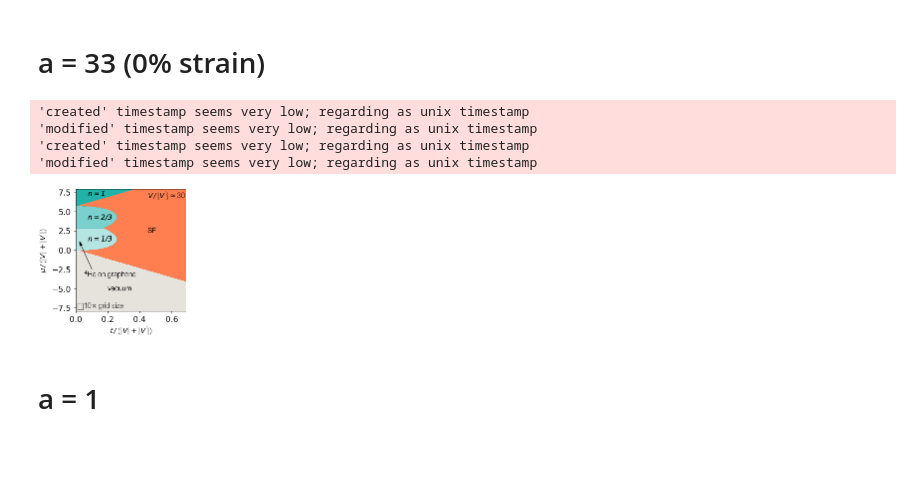
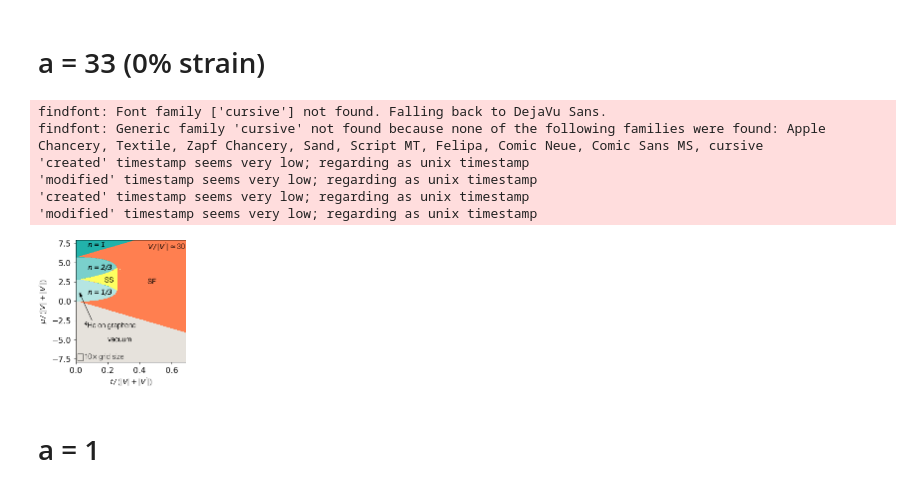
Before and after one commit to DelMaestroGroup/papers-code-Superfluid4HeStrainGraphene, a Jupyter notebook: src/MeanField_python-2022.ipynb, the cells around one changed output. Drawn from its saved outputs; the diff is of its cells as text; code cells hidden in the pictures; blank space fills up the shorter version.

```diff
--- a/src/MeanField_python-2022.ipynb
+++ b/src/MeanField_python-2022.ipynb
@@ -208,27 +297,53 @@ data_pd = {}
+# %%
+ss_data30_set = [ss_t30, ss_mu30, small_pd_data30_v2]
+ss_data1_set = [ss_t1, ss_mu1, small_pd_data1_v2]
 # %%
-data_pd['a=33'] = get_pd_data(nx,ny,1,np.abs(ainterp(0.0)),delta,V,Vp)
-data_pd['a=4'] = get_pd_data(nx,ny,4,1,delta,V,Vp)
+data_pd = {}
+data_pd['a=30'] = get_pd_data(nx,ny,1,30,delta,V,Vp)
 data_pd['a=-1'] = get_pd_data(nx,ny,-1,1,delta,V,Vp)
 data_pd['a=1'] = get_pd_data(nx,ny,1,1,delta,V,Vp)
+# %%
+def is_increment(a1, a2):
+    return round(a1[1]-a1[0], 5) == round(a2[1]-a2[0],5)
+
+def substitutor(data_set, ssdata_set):
+    if is_increment(data_set[0], ssdata_set[0]) and is_increment(data_set[1], ssdata_set[1]):
+        t_idx = np.where(data_set[0] == ssdata_set[0][0])[0][0]
+        mu_idx = np.where(data_set[1] == ssdata_set[1][0])[0][0]
+
+        for j in range(len(data_set[1])):
+            for i in range(len(data_set[0])):
+                if i >= t_idx and i < t_idx+len(ssdata_set[0])\
+                and j >= mu_idx and j < mu_idx+len(ssdata_set[1]):
+                    data_set[2][j,i] = ssdata_set[2][j-mu_idx,i-t_idx]
+        return data_set
+    else:
+        print('cannot replace data')
+        return data_set
+# %%
+data_pd_revised30 = substitutor(data_pd['a=30'], ss_data30_set)
+data_pd_revised1 = substitutor(data_pd['a=1'], ss_data1_set)
 # %%
 plt.style.reload_library()
 with plt.style.context(plot_style['sans']):
 
     fig,ax = plt.subplots(1,1,figsize=(figsize[1],figsize[1]),constrained_layout=True)
     dgutils.fonts.set_custom_font(font_path)
 
-    labels=['vacuum','SF',r'$n=1/3$',r'$n=2/3$',r'$n=1$']
-    label_loc = [[0.2,-5],[0.45,2.5],[0.075,1.4],[0.075,4.2],[0.075,7.25]]
-    ax = ab_pdmaker(ax,*data_pd['a=33'], 30,grid_scale=10,
+    labels=['vacuum','SF',r'$n=1/3$',r'$n=2/3$',r'$n=1$','SS']
+    label_loc = [[0.2,-5],[0.45,2.5],[0.075,1.1],[0.075,4.3],[0.075,7.25],[0.18,2.7]]
+    ax = ab_pdmaker(ax,*data_pd_revised30, 30,grid_scale=10,
                    locate_system=[t[0]/(np.abs(V[0]) + np.abs(Vp[0])),1],
                    labels=labels,label_loc=label_loc)
     fig.savefig('../figures/MFpd_delta_0.00.pdf')
 # %% [output]
+findfont: Font family ['cursive'] not found. Falling back to DejaVu Sans.
+findfont: Generic family 'cursive' not found because none of the following families were found: Apple Chancery, Textile, Zapf Chancery, Sand, Script MT, Felipa, Comic Neue, Comic Sans MS, cursive
 'created' timestamp seems very low; regarding as unix timestamp
 'modified' timestamp seems very low; regarding as unix timestamp
 'created' timestamp seems very low; regarding as unix timestamp
 'modified' timestamp seems very low; regarding as unix timestamp
-[figure, old version]
+[figure, new version]
 # %% [markdown]
 # a = 1
 # %% [markdown]
```
Also changed, not shown: parts of 13 cells of this notebook.
